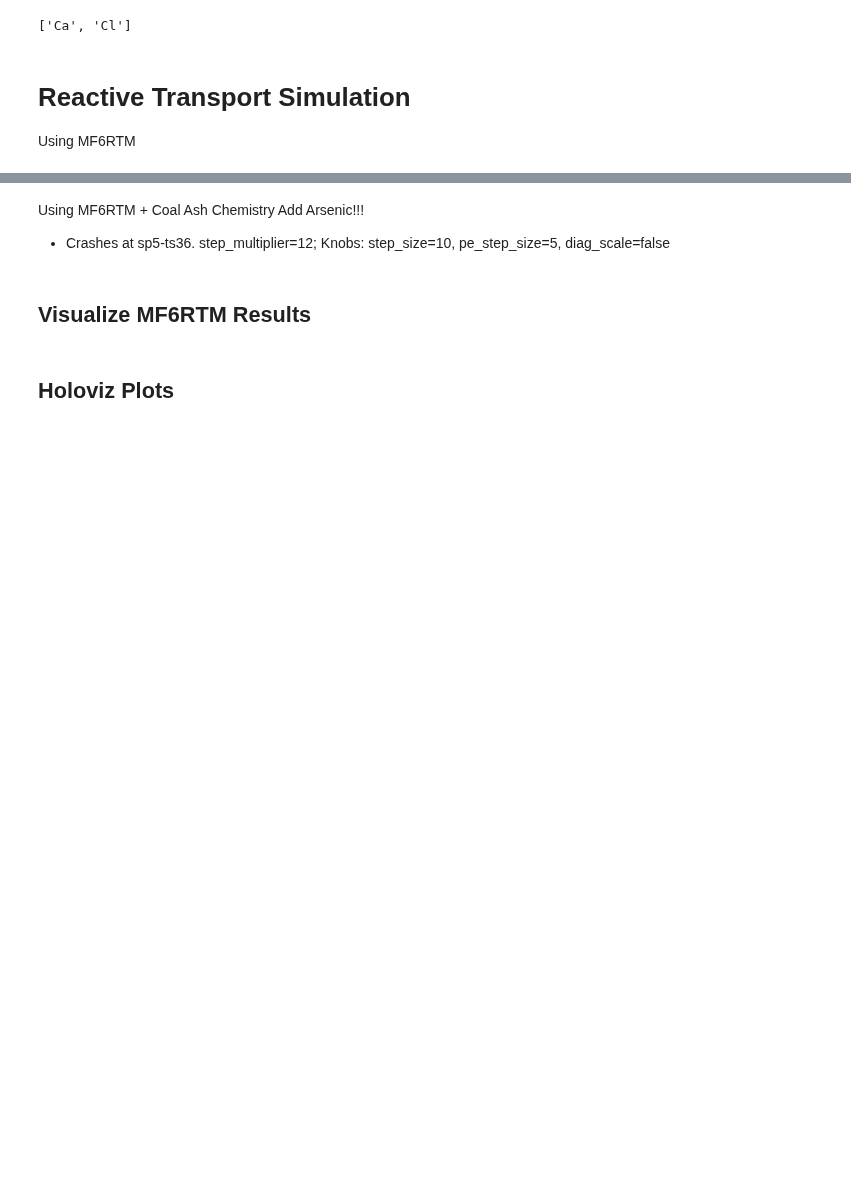
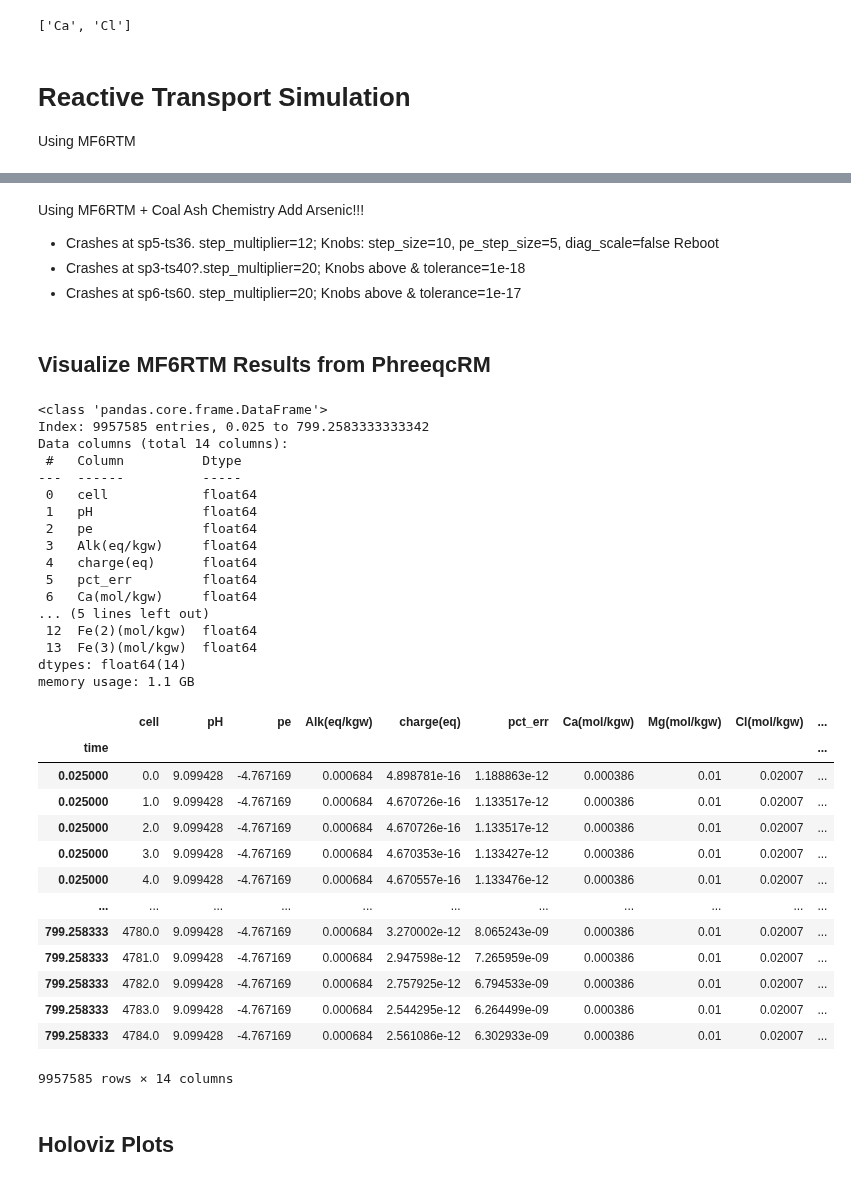
Before and after one commit to LimnoTech/mf6rtm-asr-example, a Jupyter notebook: sims/sim03-Wallis2011/Ex5_As_setup4.ipynb, the cells around one changed output, grey strips where cells are left out. Drawn from its saved outputs; the diff is of its cells as text; code cells hidden in the pictures; blank space fills up the shorter version.

```diff
--- a/sims/sim03-Wallis2011/Ex5_As_setup4.ipynb
+++ b/sims/sim03-Wallis2011/Ex5_As_setup4.ipynb
@@ -1314,5 +1308,8 @@ Transport       | Stress period:  4     | Time step:      36         | Completed
 Using MF6RTM + Coal Ash Chemistry
 Add Arsenic!!!
 - Crashes at sp5-ts36. step_multiplier=12; Knobs: step_size=10, pe_step_size=5, diag_scale=false
+Reboot
+- Crashes at sp3-ts40?.step_multiplier=20; Knobs above & tolerance=1e-18
+- Crashes at sp6-ts60. step_multiplier=20; Knobs above & tolerance=1e-17
 # %% [markdown]
-## Visualize MF6RTM Results
+## Visualize MF6RTM Results from PhreeqcRM
@@ -1328,13 +1316,50 @@ times_c_rxn = utils.get_times_c(sim_rxn, component_name_l)
 # %%
-# read in phreeqc results
+# read in phreeqc selected output
 sout_df = pd.read_csv(
     sim_ws / 'sout.csv',
     sep = ',',
     skipinitialspace=True,
-    index_col=[0],
+    index_col="time",
 )
+# Move "cell" to second column
+# 1. Pop the column to move it out of the DataFrame
+column_to_move = sout_df.pop('cell')
+# 2. Insert the column at index 0 (the front)
+sout_df.insert(0, 'cell', column_to_move)
 sout_df.info()
 sout_df
+# %% [output]
+<class 'pandas.core.frame.DataFrame'>
+Index: 9957585 entries, 0.025 to 799.2583333333342
+Data columns (total 14 columns):
+ #   Column          Dtype
+---  ------          -----
+ 0   cell            float64
+ 1   pH              float64
+ 2   pe              float64
+ 3   Alk(eq/kgw)     float64
+ 4   charge(eq)      float64
+ 5   pct_err         float64
+ 6   Ca(mol/kgw)     float64
+... (5 lines left out)
+ 12  Fe(2)(mol/kgw)  float64
+ 13  Fe(3)(mol/kgw)  float64
+dtypes: float64(14)
+memory usage: 1.1 GB
+|  | cell | pH | pe | Alk(eq/kgw) | charge(eq) | pct_err | Ca(mol/kgw) | Mg(mol/kgw) | Cl(mol/kgw) | ... |
+| time |  |  |  |  |  |  |  |  |  | ... |
+| 0.025000 | 0.0 | 9.099428 | -4.767169 | 0.000684 | 4.898781e-16 | 1.188863e-12 | 0.000386 | 0.01 | 0.02007 | ... |
+| 0.025000 | 1.0 | 9.099428 | -4.767169 | 0.000684 | 4.670726e-16 | 1.133517e-12 | 0.000386 | 0.01 | 0.02007 | ... |
+| 0.025000 | 2.0 | 9.099428 | -4.767169 | 0.000684 | 4.670726e-16 | 1.133517e-12 | 0.000386 | 0.01 | 0.02007 | ... |
+| 0.025000 | 3.0 | 9.099428 | -4.767169 | 0.000684 | 4.670353e-16 | 1.133427e-12 | 0.000386 | 0.01 | 0.02007 | ... |
+| 0.025000 | 4.0 | 9.099428 | -4.767169 | 0.000684 | 4.670557e-16 | 1.133476e-12 | 0.000386 | 0.01 | 0.02007 | ... |
+| ... | ... | ... | ... | ... | ... | ... | ... | ... | ... | ... |
+| 799.258333 | 4780.0 | 9.099428 | -4.767169 | 0.000684 | 3.270002e-12 | 8.065243e-09 | 0.000386 | 0.01 | 0.02007 | ... |
+| 799.258333 | 4781.0 | 9.099428 | -4.767169 | 0.000684 | 2.947598e-12 | 7.265959e-09 | 0.000386 | 0.01 | 0.02007 | ... |
+| 799.258333 | 4782.0 | 9.099428 | -4.767169 | 0.000684 | 2.757925e-12 | 6.794533e-09 | 0.000386 | 0.01 | 0.02007 | ... |
+| 799.258333 | 4783.0 | 9.099428 | -4.767169 | 0.000684 | 2.544295e-12 | 6.264499e-09 | 0.000386 | 0.01 | 0.02007 | ... |
+| 799.258333 | 4784.0 | 9.099428 | -4.767169 | 0.000684 | 2.561086e-12 | 6.302933e-09 | 0.000386 | 0.01 | 0.02007 | ... |
+9957585 rows × 14 columns
 # %% [markdown]
 ## Holoviz Plots
 # %%
```
Also changed, not shown: parts of 61 cells of this notebook, 6 other files.
